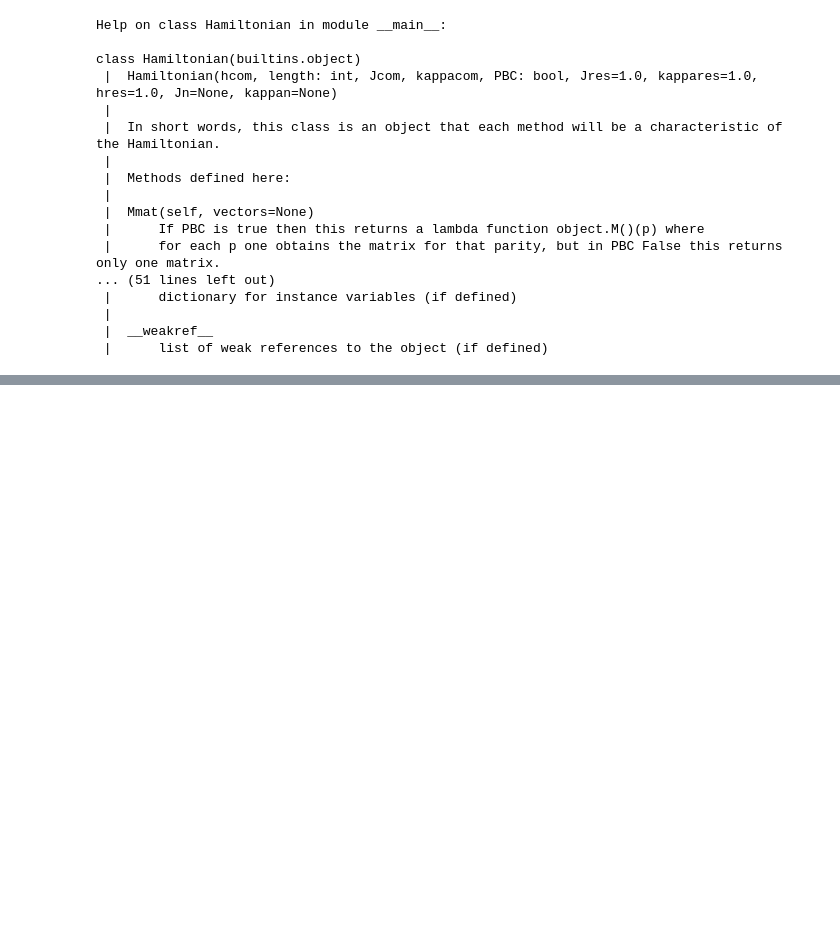
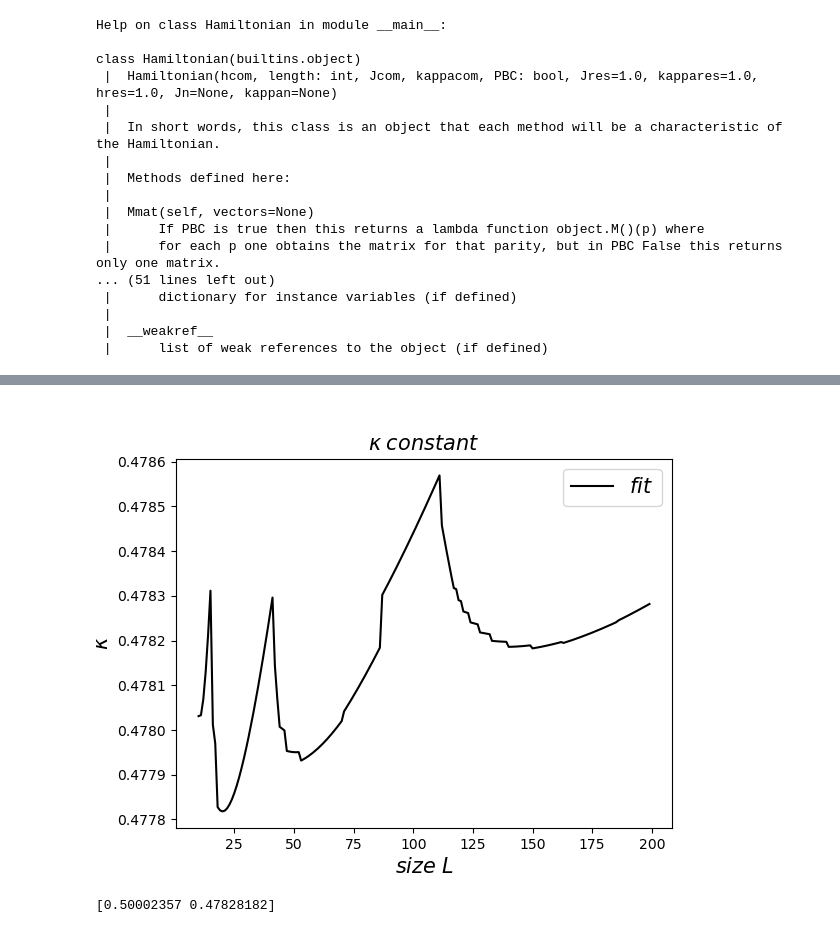
Before and after one commit to Skylines316/Quantum_Ising_Chain, a Jupyter notebook: IsingChain.ipynb, the cells around one changed output, grey strips where cells are left out. Drawn from its saved outputs; the diff is of its cells as text; code cells hidden in the pictures; blank space fills up the shorter version.

```diff
--- a/IsingChain.ipynb
+++ b/IsingChain.ipynb
@@ -706,0 +753,22 @@ class Hamiltonian(builtins.object)
+# %%
+
+kappa=[0 for i in range(10,200)]
+for L in range(10,200):
+    LL=np.array(range(2,L-1))
+    H = Hamiltonian(1,L,1,1,PBC=True)
+    corr=[H.entropy_ent(i)(0) for i in LL]
+    CFT=lambda x,C,k: C/3*np.log(L/np.pi*np.sin(np.pi*x/L))+k
+    popt, pcov = curve_fit(CFT, LL, corr)
+    kappa[L-10]=popt[1]
+
+plt.figure()
+plt.title(r"$\kappa\;constant$",fontsize=15)
+plt.xlabel(r"$size\;L$",fontsize=15)
+plt.ylabel(r"$\kappa$",fontsize=15)
+plt.plot(range(10,200),kappa,color="black",label=r"$fit$")
+plt.legend(fontsize=15)
+plt.show()
+print(popt)
+# %% [output]
+[figure, added]
+[0.50002357 0.47828182]
```
Also changed, not shown: parts of 1 cell of this notebook.
